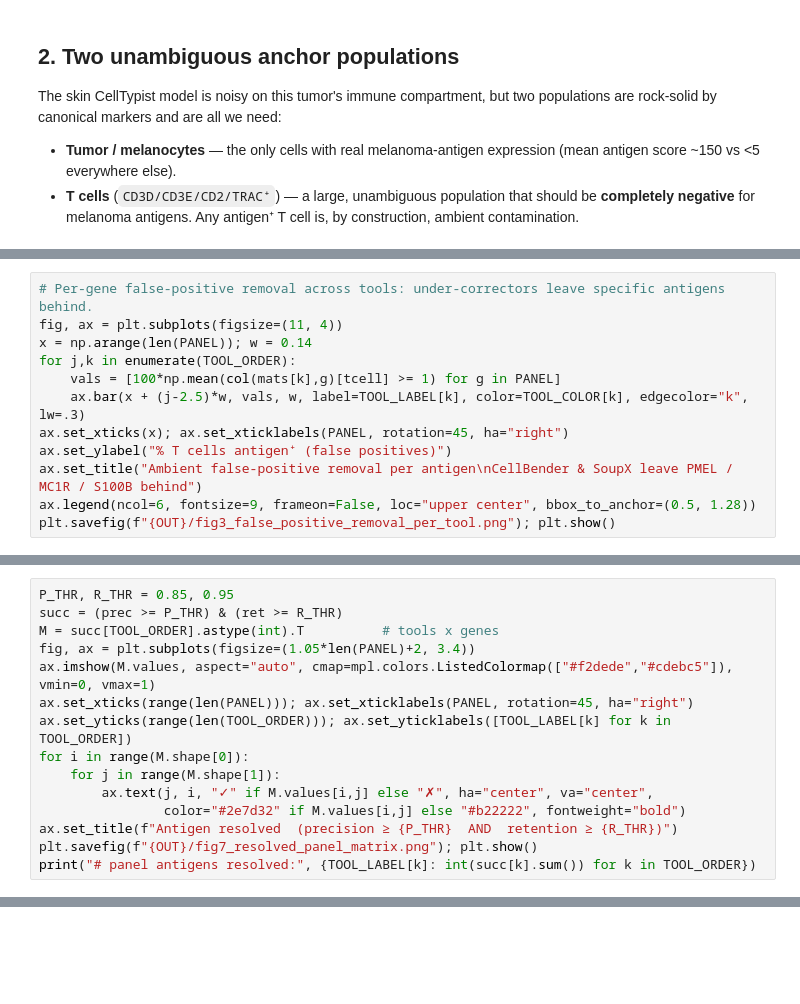
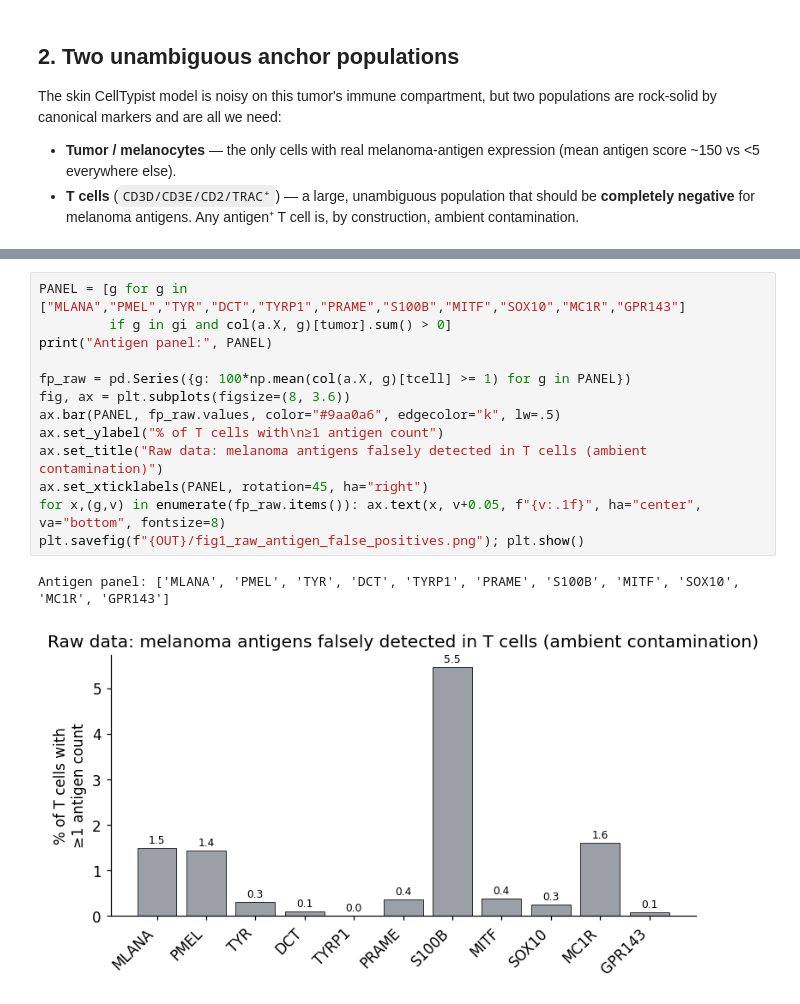
Before and after one commit to pachterlab/cellsweep, a Jupyter notebook: notebooks/melanoma_discovery.ipynb, the cells around one changed output, grey strips where cells are left out. Drawn from its saved outputs; the diff is of its cells as text; blank space fills up the shorter version.

```diff
--- a/notebooks/melanoma_discovery.ipynb
+++ b/notebooks/melanoma_discovery.ipynb
@@ -176,12 +89,0 @@ Mean joint (precision x retention): {'raw': np.float64(0.748), 'cellsweep': np.f
-# %%
-# Per-gene false-positive removal across tools: under-correctors leave specific antigens behind.
-fig, ax = plt.subplots(figsize=(11, 4))
-x = np.arange(len(PANEL)); w = 0.14
-for j,k in enumerate(TOOL_ORDER):
-    vals = [100*np.mean(col(mats[k],g)[tcell] >= 1) for g in PANEL]
-    ax.bar(x + (j-2.5)*w, vals, w, label=TOOL_LABEL[k], color=TOOL_COLOR[k], edgecolor="k", lw=.3)
-ax.set_xticks(x); ax.set_xticklabels(PANEL, rotation=45, ha="right")
-ax.set_ylabel("% T cells antigen⁺ (false positives)")
-ax.set_title("Ambient false-positive removal per antigen\nCellBender & SoupX leave PMEL / MC1R / S100B behind")
-ax.legend(ncol=6, fontsize=9, frameon=False, loc="upper center", bbox_to_anchor=(0.5, 1.28))
-plt.savefig(f"{OUT}/fig3_false_positive_removal_per_tool.png"); plt.show()
@@ -247,15 +89,0 @@ CellSweep is the only tool that removes the ambient melanoma‑antigen signal ac
-# %%
-P_THR, R_THR = 0.85, 0.95
-succ = (prec >= P_THR) & (ret >= R_THR)
-M = succ[TOOL_ORDER].astype(int).T          # tools x genes
-fig, ax = plt.subplots(figsize=(1.05*len(PANEL)+2, 3.4))
-ax.imshow(M.values, aspect="auto", cmap=mpl.colors.ListedColormap(["#f2dede","#cdebc5"]), vmin=0, vmax=1)
-ax.set_xticks(range(len(PANEL))); ax.set_xticklabels(PANEL, rotation=45, ha="right")
-ax.set_yticks(range(len(TOOL_ORDER))); ax.set_yticklabels([TOOL_LABEL[k] for k in TOOL_ORDER])
-for i in range(M.shape[0]):
-    for j in range(M.shape[1]):
-        ax.text(j, i, "✓" if M.values[i,j] else "✗", ha="center", va="center",
-                color="#2e7d32" if M.values[i,j] else "#b22222", fontweight="bold")
-ax.set_title(f"Antigen resolved  (precision ≥ {P_THR}  AND  retention ≥ {R_THR})")
-plt.savefig(f"{OUT}/fig7_resolved_panel_matrix.png"); plt.show()
-print("# panel antigens resolved:", {TOOL_LABEL[k]: int(succ[k].sum()) for k in TOOL_ORDER})
@@ -307,0 +117,16 @@ On a primary human melanoma tumor, ambient tumor‑RNA produces a concrete, clin
+# %%
+PANEL = [g for g in ["MLANA","PMEL","TYR","DCT","TYRP1","PRAME","S100B","MITF","SOX10","MC1R","GPR143"]
+         if g in gi and col(a.X, g)[tumor].sum() > 0]
+print("Antigen panel:", PANEL)
+
+fp_raw = pd.Series({g: 100*np.mean(col(a.X, g)[tcell] >= 1) for g in PANEL})
+fig, ax = plt.subplots(figsize=(8, 3.6))
+ax.bar(PANEL, fp_raw.values, color="#9aa0a6", edgecolor="k", lw=.5)
+ax.set_ylabel("% of T cells with\n≥1 antigen count")
+ax.set_title("Raw data: melanoma antigens falsely detected in T cells (ambient contamination)")
+ax.set_xticklabels(PANEL, rotation=45, ha="right")
+for x,(g,v) in enumerate(fp_raw.items()): ax.text(x, v+0.05, f"{v:.1f}", ha="center", va="bottom", fontsize=8)
+plt.savefig(f"{OUT}/fig1_raw_antigen_false_positives.png"); plt.show()
+# %% [output]
+Antigen panel: ['MLANA', 'PMEL', 'TYR', 'DCT', 'TYRP1', 'PRAME', 'S100B', 'MITF', 'SOX10', 'MC1R', 'GPR143']
+[figure, added]
```
Also changed, not shown: parts of 44 cells of this notebook, 6 other files.
